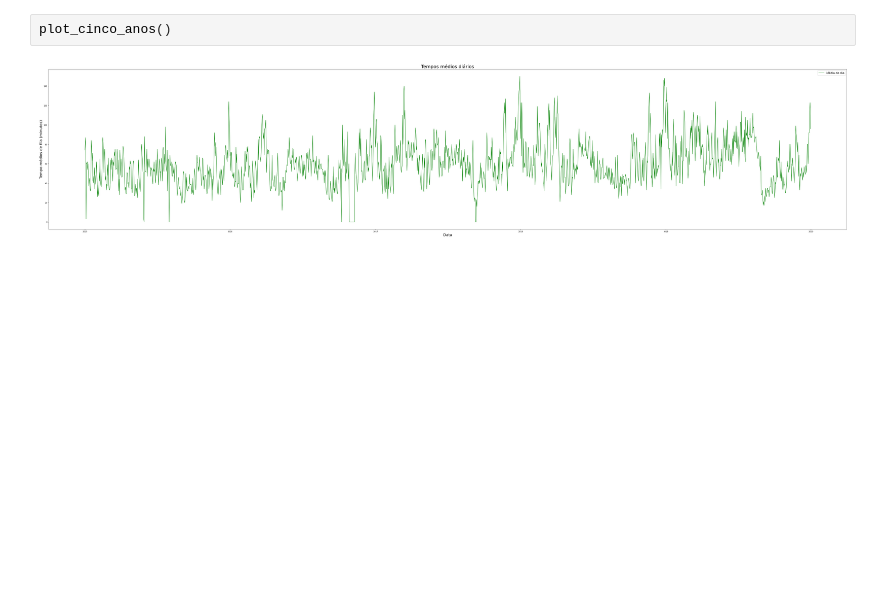
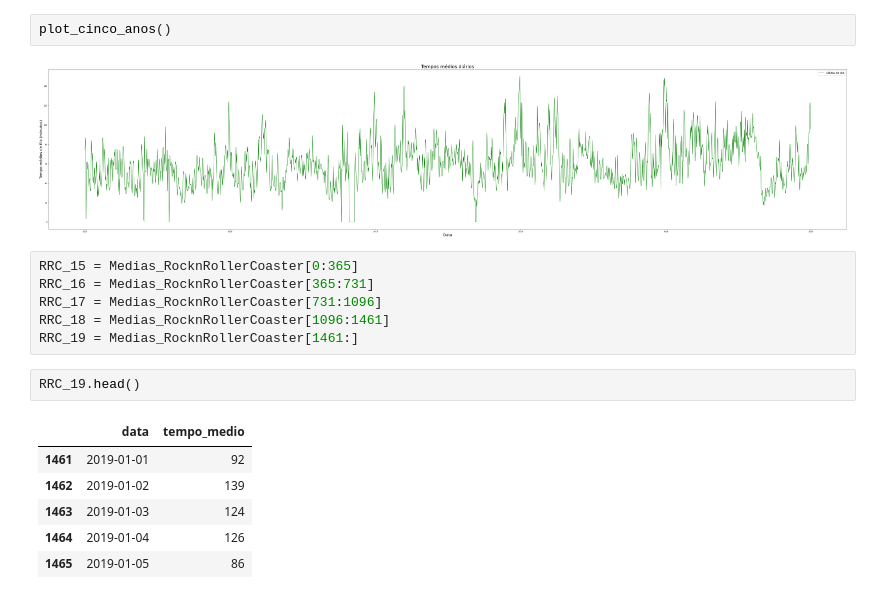
Before and after one commit to LuisFTacla/WDW_Attendance_Calculator, a Jupyter notebook: Analise_Rock_n_Roller_Coaster.ipynb, the cells around one changed output. Saved outputs shown, nothing was run; the diff lists cells and outputs as text; blank space fills up the shorter version.

```diff
--- a/Analise_Rock_n_Roller_Coaster.ipynb
+++ b/Analise_Rock_n_Roller_Coaster.ipynb
@@ -778,3 +780,18 @@ def plot_cinco_anos():
 plot_cinco_anos()
 # %% [output]
 [figure]
+# %%
+RRC_15 = Medias_RocknRollerCoaster[0:365]
+RRC_16 = Medias_RocknRollerCoaster[365:731]
+RRC_17 = Medias_RocknRollerCoaster[731:1096]
+RRC_18 = Medias_RocknRollerCoaster[1096:1461]
+RRC_19 = Medias_RocknRollerCoaster[1461:]
+# %%
+RRC_19.head()
+# %% [output]
+|  | data | tempo_medio |
+| 1461 | 2019-01-01 | 92 |
+| 1462 | 2019-01-02 | 139 |
+| 1463 | 2019-01-03 | 124 |
+| 1464 | 2019-01-04 | 126 |
+| 1465 | 2019-01-05 | 86 |
```
Also changed, not shown: parts of 3 cells of this notebook.
